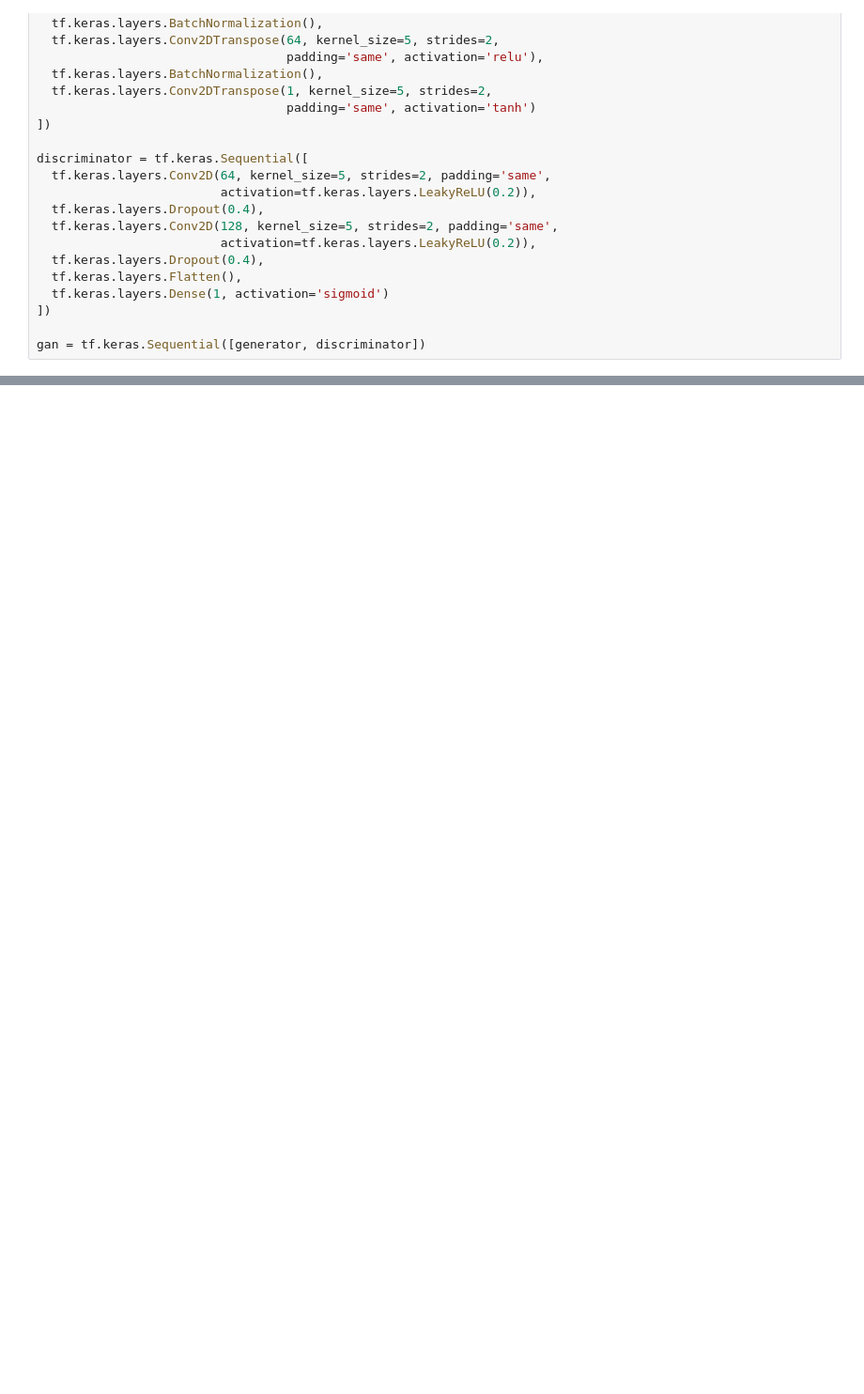
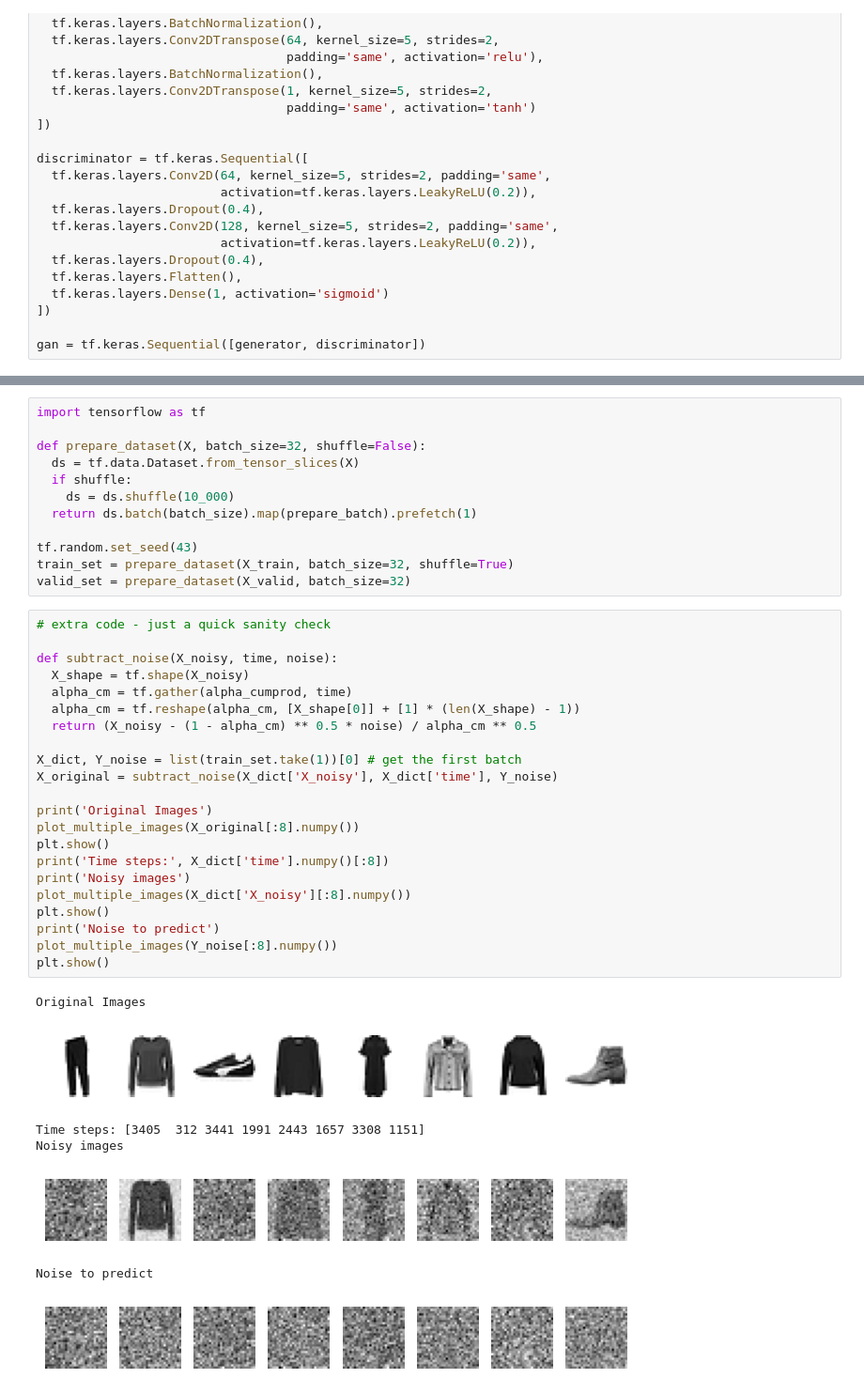
Before and after one commit to databyhuseyn/DeepLearning, a Jupyter notebook: autoencoders_gans_and_diffusion_models.ipynb, the cells around one changed output, grey strips where cells are left out. Shown at 94% size. Drawn from its saved outputs; the diff is of its cells as text; blank space fills up the shorter version.

```diff
--- a/autoencoders_gans_and_diffusion_models.ipynb
+++ b/autoencoders_gans_and_diffusion_models.ipynb
@@ -781,0 +820,42 @@ X_train_dcgan = X_train.reshape(-1, 28, 28, 1)
+# %%
+import tensorflow as tf
+
+def prepare_dataset(X, batch_size=32, shuffle=False):
+  ds = tf.data.Dataset.from_tensor_slices(X)
+  if shuffle:
+    ds = ds.shuffle(10_000)
+  return ds.batch(batch_size).map(prepare_batch).prefetch(1)
+
+tf.random.set_seed(43)
+train_set = prepare_dataset(X_train, batch_size=32, shuffle=True)
+valid_set = prepare_dataset(X_valid, batch_size=32)
+# %%
+# extra code - just a quick sanity check
+
+def subtract_noise(X_noisy, time, noise):
+  X_shape = tf.shape(X_noisy)
+  alpha_cm = tf.gather(alpha_cumprod, time)
+  alpha_cm = tf.reshape(alpha_cm, [X_shape[0]] + [1] * (len(X_shape) - 1))
+  return (X_noisy - (1 - alpha_cm) ** 0.5 * noise) / alpha_cm ** 0.5
+
+X_dict, Y_noise = list(train_set.take(1))[0] # get the first batch
+X_original = subtract_noise(X_dict['X_noisy'], X_dict['time'], Y_noise)
+
+print('Original Images')
+plot_multiple_images(X_original[:8].numpy())
+plt.show()
+print('Time steps:', X_dict['time'].numpy()[:8])
+print('Noisy images')
+plot_multiple_images(X_dict['X_noisy'][:8].numpy())
+plt.show()
+print('Noise to predict')
+plot_multiple_images(Y_noise[:8].numpy())
+plt.show()
+# %% [output]
+Original Images
+[figure, added]
+Time steps: [3405  312 3441 1991 2443 1657 3308 1151]
+Noisy images
+[figure, added]
+Noise to predict
+[figure, added]
```
Also changed, not shown: parts of 39 cells of this notebook.
